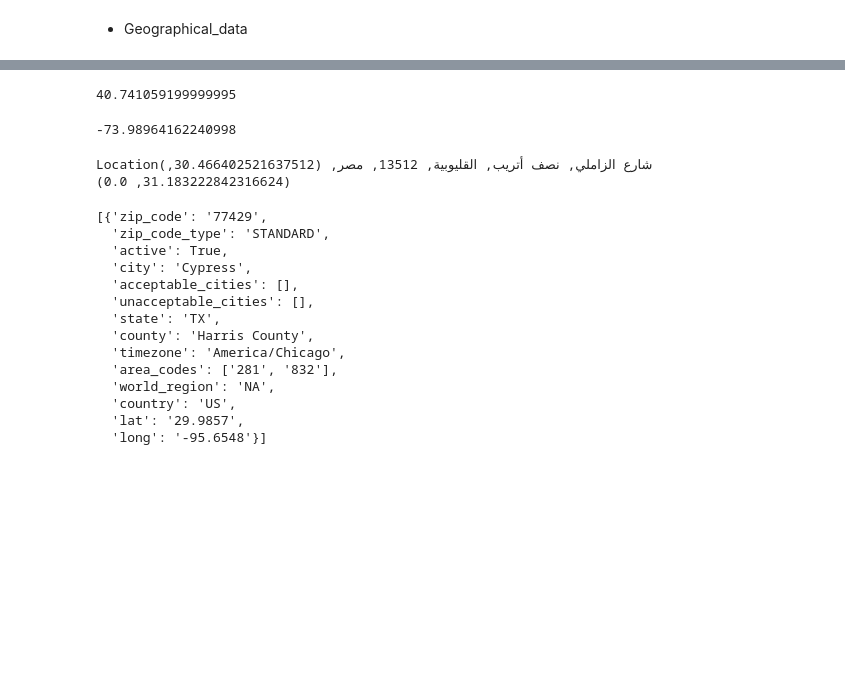
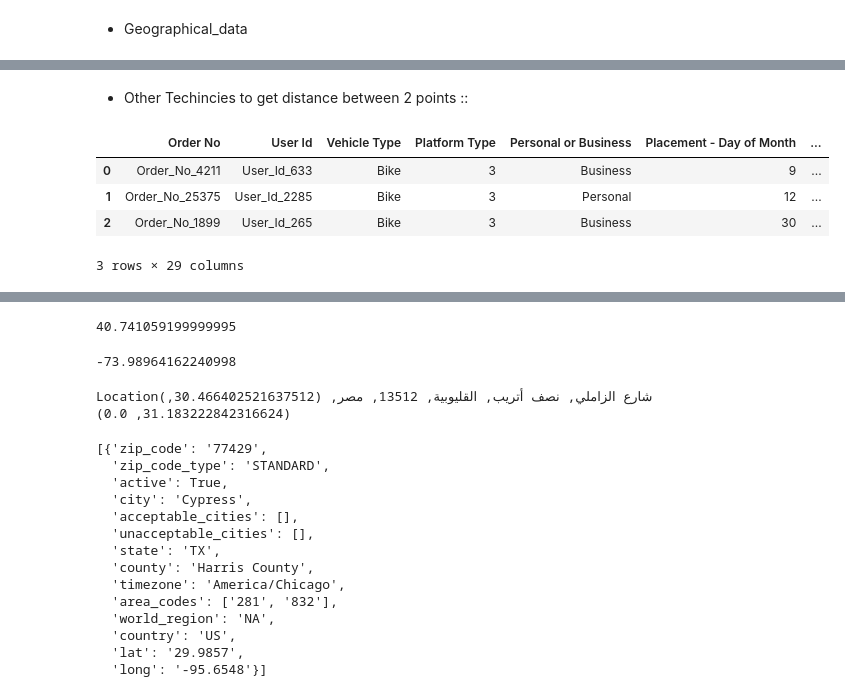
Before and after one commit to Ahmed2020538/Data_Science, a Jupyter notebook: ML_Models/Feature_Engineering/Feature_Engneering_(part1).ipynb, the cells around one changed output, grey strips where cells are left out. Drawn from its saved outputs; the diff is of its cells as text; code cells hidden in the pictures; blank space fills up the shorter version.

```diff
--- a/ML_Models/Feature_Engineering/Feature_Engneering_(part1).ipynb
+++ b/ML_Models/Feature_Engineering/Feature_Engneering_(part1).ipynb
@@ -87,0 +34,11 @@ df[["center_langtude"]]
+# %% [markdown]
+* Other Techincies to get distance between 2 points ::
+# %%
+df = pd.read_csv("datasets/sendy_logistics.csv")
+df.head(3)
+# %% [output]
+|  | Order No | User Id | Vehicle Type | Platform Type | Personal or Business | Placement - Day of Month | ... |
+| 0 | Order_No_4211 | User_Id_633 | Bike | 3 | Business | 9 | ... |
+| 1 | Order_No_25375 | User_Id_2285 | Bike | 3 | Personal | 12 | ... |
+| 2 | Order_No_1899 | User_Id_265 | Bike | 3 | Business | 30 | ... |
+3 rows × 29 columns
```
Also changed, not shown: parts of 11 cells of this notebook, 1 other file.
